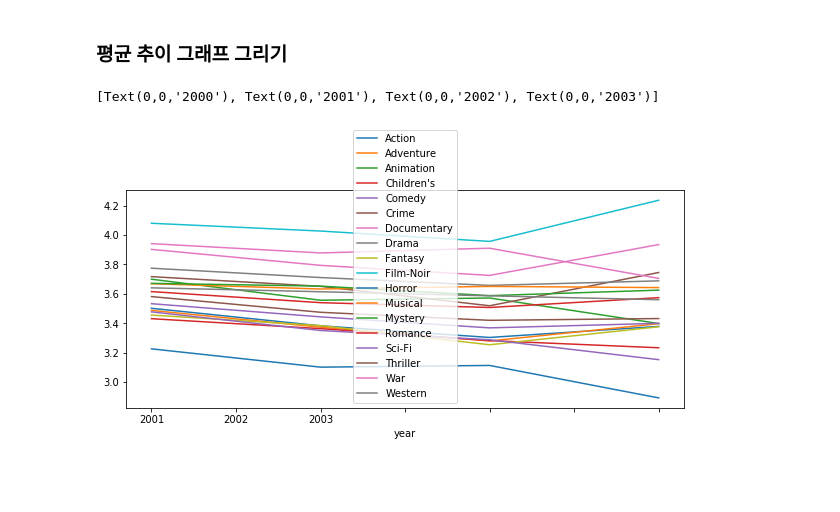
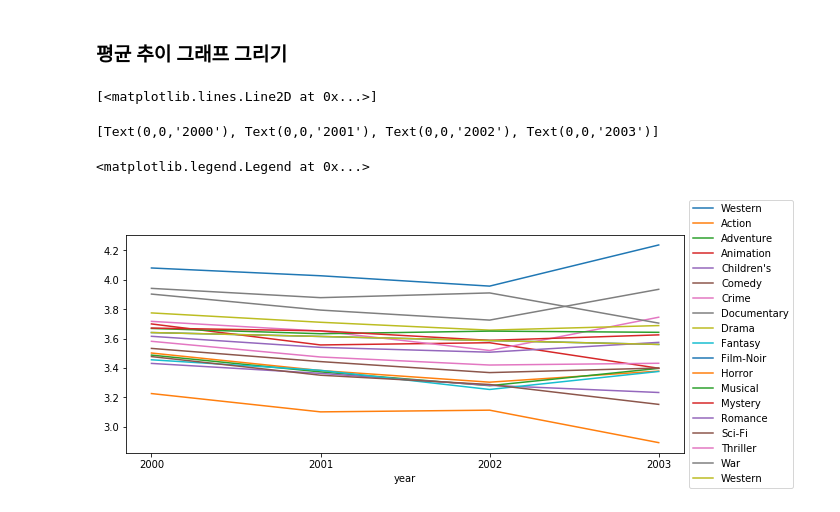
Before and after one commit to joyce04/python_database_class, a Jupyter notebook: 2.Pandas,Numpy/2. Pandas와 Numpy를 활용한 영화 평점 데이터.ipynb, the cells around one changed output. Cells and saved outputs as stored; diff of their text form; code cells hidden in the pictures; blank space fills up the shorter version.

Commit message:
fix line chart bug of label overlapped with chart

```diff
--- a/2.Pandas,Numpy/2. Pandas와 Numpy를 활용한 영화 평점 데이터.ipynb
+++ b/2.Pandas,Numpy/2. Pandas와 Numpy를 활용한 영화 평점 데이터.ipynb
@@ -289,10 +289,15 @@ import matplotlib.pyplot as plt
 # %%
 fig, ax = plt.subplots()
 fig.set_figwidth(10)
 
+ax.plot(grp.year, grp.rating, label=key)
 for key, grp in mean_ratings.groupby(mean_ratings.genres):
     ax = grp.plot(ax=ax, kind='line', x='year', y='rating', label=key)
-ax.set_xticklabels([2000, 2001, 2002, 2003])
+
+ax.set_xticklabels([2000,2001,2002,2003])
+plt.legend(loc='center left', bbox_to_anchor=(1, .5))
 # %% [output]
-[Text(0,0,'2000'), Text(0,0,'2001'), Text(0,0,'2002'), Text(0,0,'2003')]
+[<matplotlib.lines.Line2D at 0x...>]
+[Text(0,0,'2000'), Text(0,0,'2001'), Text(0,0,'2002'), Text(0,0,'2003')]
+<matplotlib.legend.Legend at 0x...>
-[figure, old version]
+[figure, new version]
```
Also changed, not shown: parts of 1 cell of this notebook.
